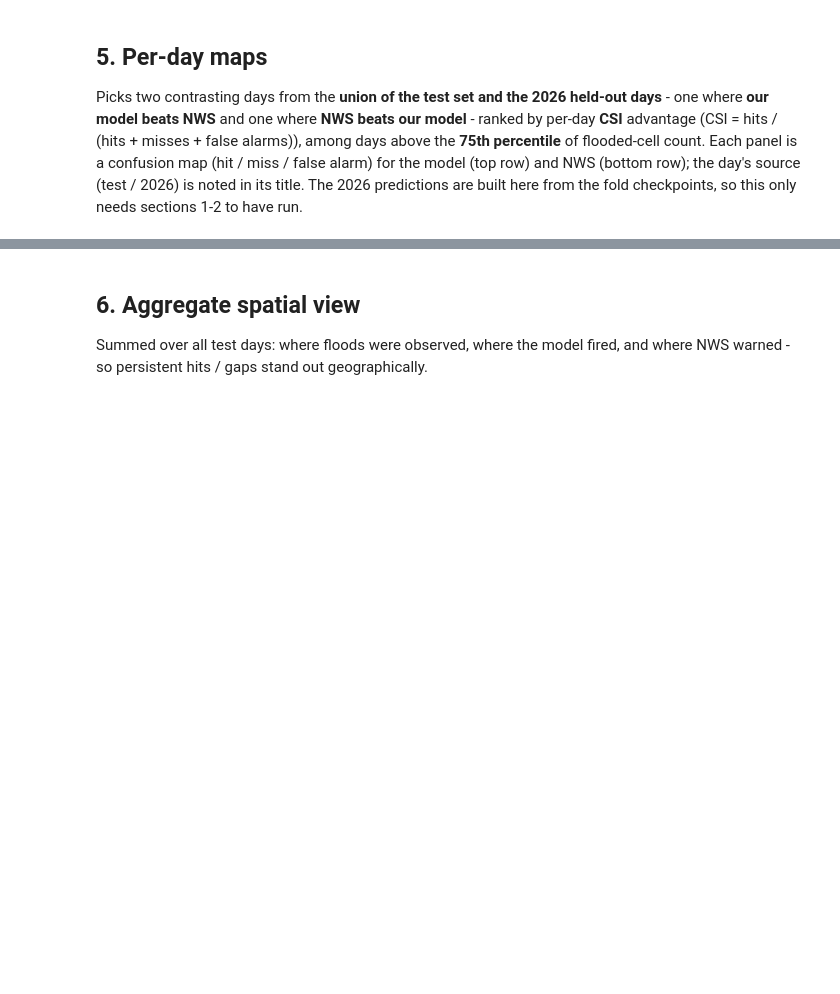
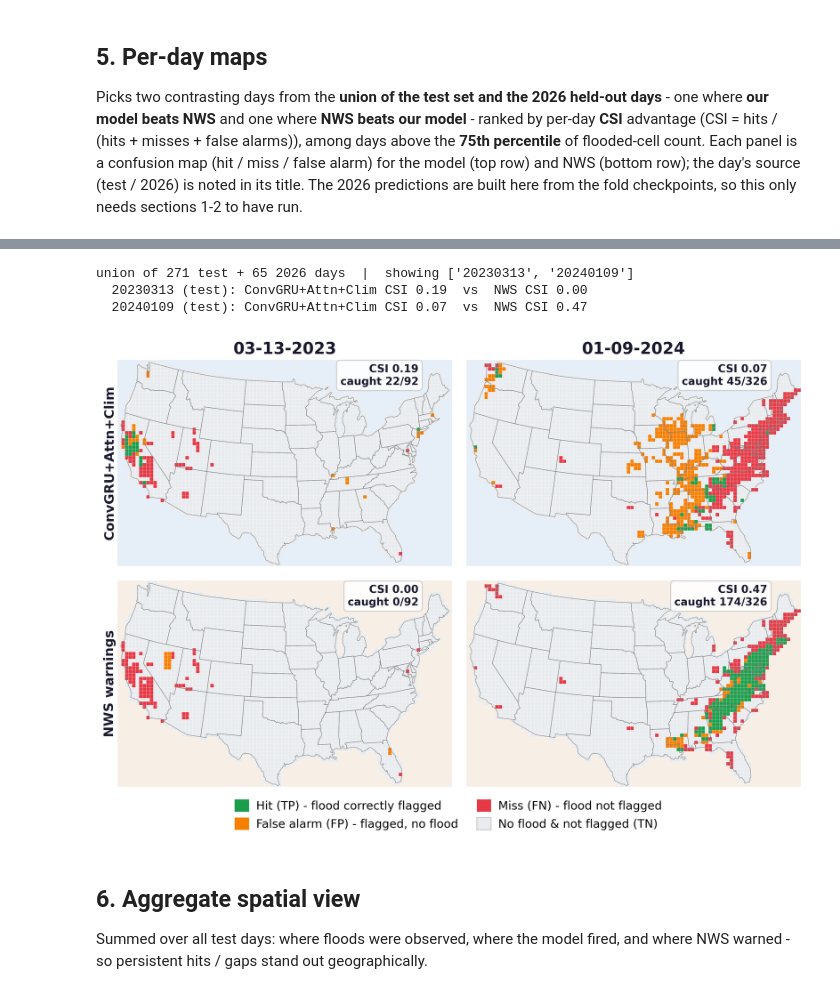
Before and after one commit to imbishal7/goes-signatures-for-flood, a Jupyter notebook: notebooks/model/03_vs_nws_warnings.ipynb, the cells around one changed output, grey strips where cells are left out. Drawn from its saved outputs; the diff is of its cells as text; code cells hidden in the pictures; blank space fills up the shorter version.

```diff
--- a/notebooks/model/03_vs_nws_warnings.ipynb
+++ b/notebooks/model/03_vs_nws_warnings.ipynb
@@ -500,3 +649,78 @@ plt.show()
+# %%
+# Same per-day confusion maps, for the ClimHead model (convgru_attn_clim) vs NWS.
+# Reuses days26 / Y26 / W26 built by the baseline cell above; only the clim model's
+# 2026 predictions (M26_2) are recomputed here at the clim threshold THR2.
+folds_c = _folds_avail(MODEL_CLIM)
+_fp = None
+for k in folds_c:                                          # clim 6-fold ensemble on 2026
+    _pr, _ = _infer_ckpt(MODEL_CLIM, _fold_ckpt(MODEL_CLIM, k), days26, fold=k)
+    _fp = _pr if _fp is None else _fp + _pr
+M26_2 = ((_fp / max(1, len(folds_c))) >= THR2).astype(np.float32)
+
+M2_all = np.concatenate([M2, M26_2])
+csi_m2 = _day_csi(M2_all, Y_all)                           # clim model per-day CSI
+disp = "ConvGRU+Attn+Clim"
+
+print(f"union of {n_te} test + {len(days26)} 2026 days  |  showing {PICK}")
+for di in sel:
+    print(f"  {days_all[di]} ({_src(di)}): {disp} CSI {csi_m2[di]:.2f}  vs  NWS CSI {csi_w[di]:.2f}")
+
+cols = [(sel[0], "day0", days_all[sel[0]]), (sel[1], "day1", days_all[sel[1]])]
+rows = [(disp, M2_all, csi_m2), ("NWS warnings", W_all, csi_w)]
+
+# manual axes placement -> exactly equal horizontal & vertical gaps (in inches)
+PW = 4.6; PH = PW * BOXA; G = 0.20                 # panel width/height (CONUS aspect) + equal gap
+L, R, T, Bt = 0.45, 0.15, 0.5, 0.95                # margins (in): row-labels / right / titles / legend
+FW = L + 2 * PW + G + R; FH = T + 2 * PH + G + Bt
+fig = plt.figure(figsize=(FW, FH), dpi=300)                 # high-res (aspect unchanged)
+fig.patch.set_facecolor("white")
+axes = np.empty((2, 2), object)
+for r in range(2):
+    for c in range(2):
+        x0 = (L + c * (PW + G)) / FW; y0 = (Bt + (1 - r) * (PH + G)) / FH
+        axes[r, c] = fig.add_axes([x0, y0, PW / FW, PH / FH])
+for r, (fname, Pp, csi_arr) in enumerate(rows):
+    for c, (di, wname, dstr) in enumerate(cols):
+        obs = (Y_all[di] > 0) & land
+        pred = (Pp[di] > 0) & land
+        cat = np.zeros((GRID_R, GRID_C))
+        cat[obs & ~pred] = 1                               # miss
+        cat[obs & pred] = 2                                # hit
+        cat[pred & ~obs] = 3                               # false alarm
+        gdf = cells_albers.copy()
+        gdf["v"] = np.where(land, cat, np.nan)[RR, CC]
+        ax = axes[r, c]
+        ax.set_facecolor(ROW_BG[r])
+        gdf.plot(column="v", cmap=CMAP, vmin=0, vmax=3, ax=ax, edgecolor="white", lw=0.15,
+                 missing_kwds={"color": ROW_BG[r]})
+        states.boundary.plot(ax=ax, color="0.5", lw=0.45, zorder=3)
+        ax.set_xlim(_B[0], _B[2]); ax.set_ylim(_B[1], _B[3]); ax.set_aspect("auto")
+        ax.set_xticks([]); ax.set_yticks([])
+        for s_ in ax.spines.values():
+            s_.set_visible(False)
+        # per-panel scorecard (top-right, off the map)
+        h = int((obs & pred).sum()); on = int(obs.sum())
+        ax.text(0.90, 0.98, f"CSI {csi_arr[di]:.2f}\ncaught {h}/{on}",
+                transform=ax.transAxes, va="top", ha="right", fontsize=10.5,
+                fontweight="bold", color="#1a1a2e", linespacing=1.25,
+                bbox=dict(boxstyle="round,pad=0.35", fc="white", ec="0.8", alpha=0.92))
+        if r == 0:
+            ax.set_title(_fmt(dstr), fontsize=16, fontweight="bold", color="#1a1a2e", pad=6)
+        if c == 0:
+            ax.set_ylabel(fname, rotation=90, ha="center", va="center", fontsize=13,
+                          fontweight="bold", color="#1a1a2e", labelpad=8)
+fig.legend(handles=LEG, loc="lower center", ncol=2, fontsize=11.5, frameon=False,
+           bbox_to_anchor=(0.5, (Bt * 0.22) / FH), handlelength=1.25, handleheight=1.25,
+           columnspacing=1.6, handletextpad=0.6)
+_poster = Path("poster_figs"); _poster.mkdir(exist_ok=True)
+fig.savefig(_poster / "5_per_day_maps_clim.png", dpi=300, facecolor="none",
+            bbox_inches="tight", pad_inches=0.05)   # tight bbox -> legend not cropped
+plt.show()
+# %% [output]
+union of 271 test + 65 2026 days  |  showing ['20230313', '20240109']
+  20230313 (test): ConvGRU+Attn+Clim CSI 0.19  vs  NWS CSI 0.00
+  20240109 (test): ConvGRU+Attn+Clim CSI 0.07  vs  NWS CSI 0.47
+[figure, added]
 # %% [markdown]
 ## 6. Aggregate spatial view
 
```
Also changed, not shown: parts of 9 cells of this notebook, 12 other files.
